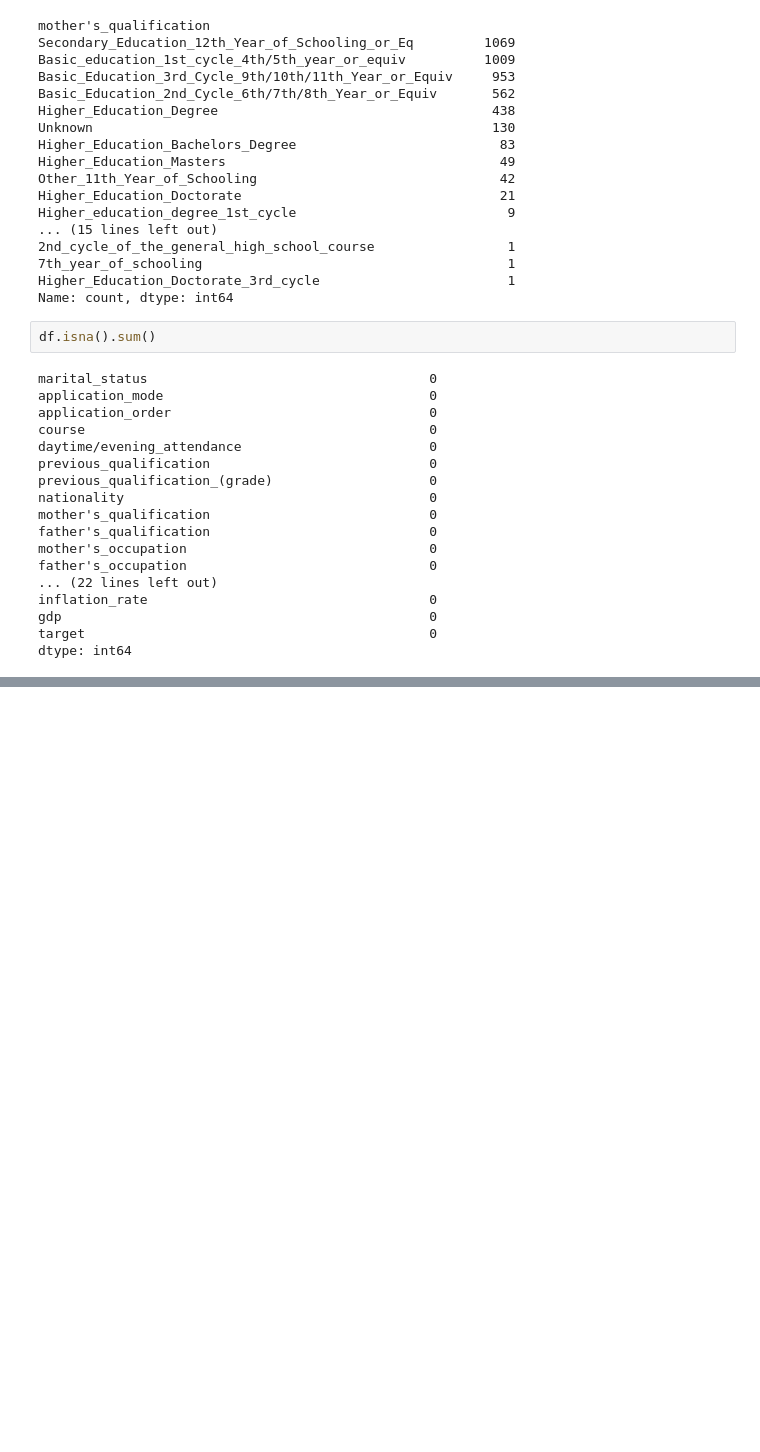
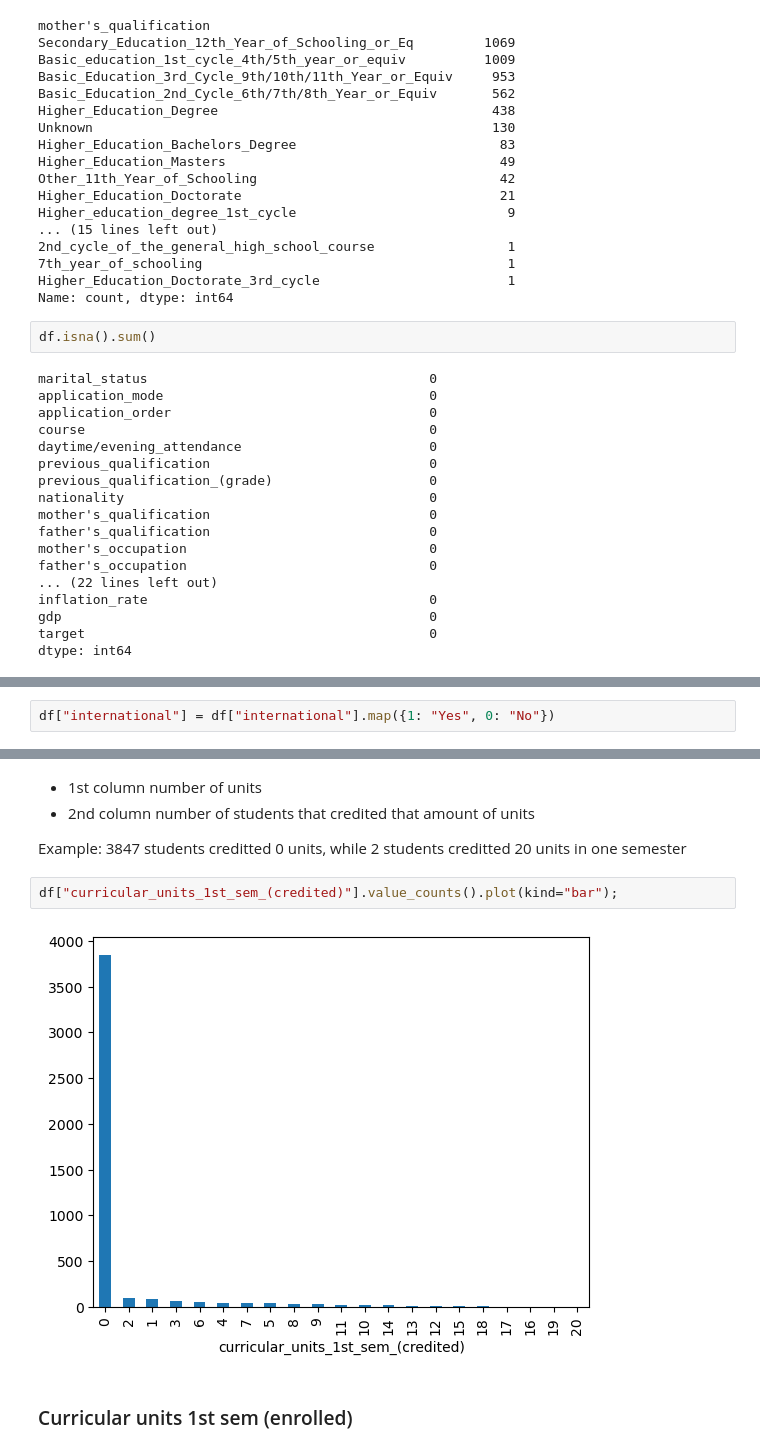
Before and after one commit to AndreJacobsPy/ai-academy-capstone, a Jupyter notebook: exploration.ipynb, the cells around one changed output, grey strips where cells are left out. Cells and saved outputs as stored; diff of their text form; blank space fills up the shorter version.

```diff
--- a/exploration.ipynb
+++ b/exploration.ipynb
@@ -662,0 +710,2 @@ dtype: int64
+# %%
+df["international"] = df["international"].map({1: "Yes", 0: "No"})
@@ -662,0 +754,13 @@ dtype: int64
+# %% [markdown]
+- 1st column number of units
+- 2nd column number of students that credited that amount of units
+
+Example:
+3847 students creditted 0 units,
+while 2 students creditted 20 units in one semester
+# %%
+df["curricular_units_1st_sem_(credited)"].value_counts().plot(kind="bar");
+# %% [output]
+[figure, added]
+# %% [markdown]
+### Curricular units 1st sem (enrolled)
```
Also changed, not shown: parts of 31 cells of this notebook.
